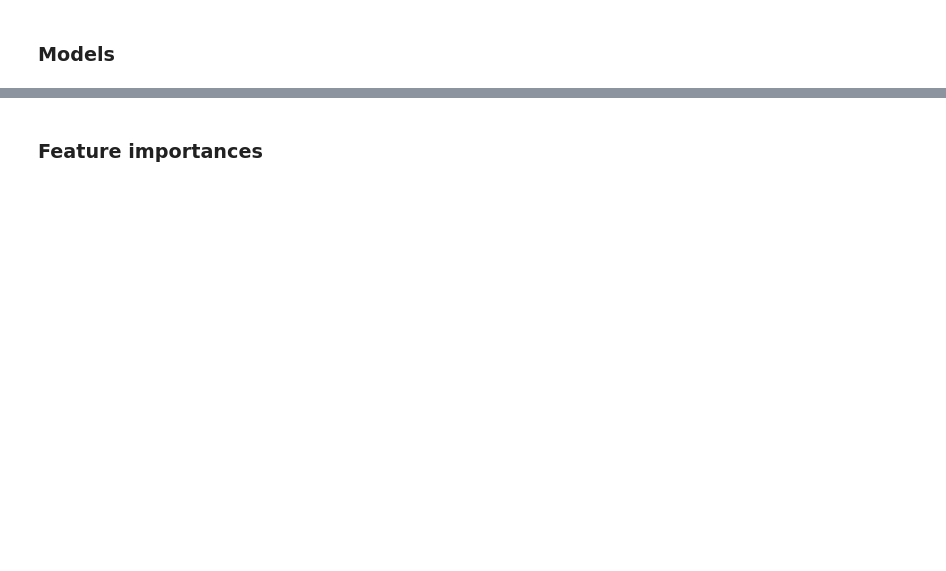
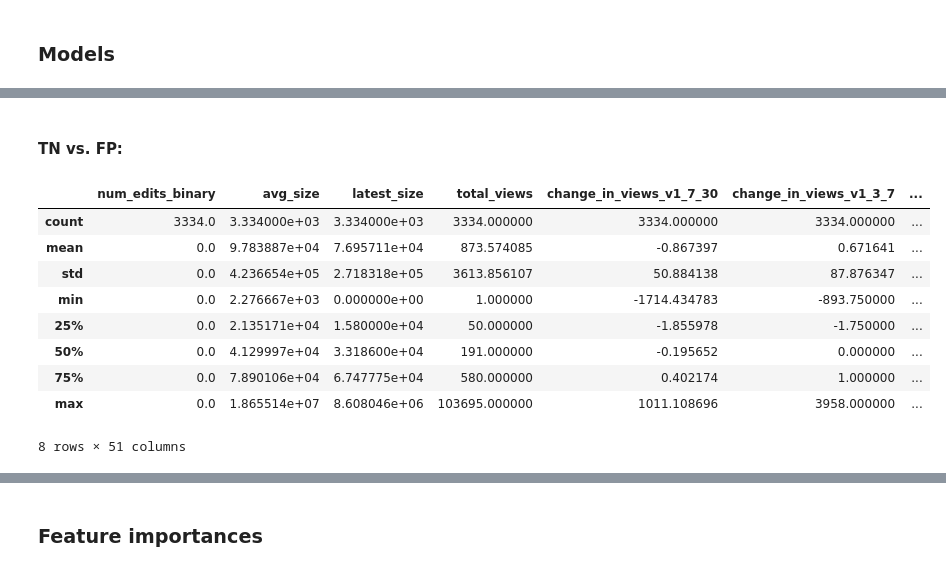
Before and after one commit to FajneFarita/Looking-for-a-Needle-in-a-Haystack-Predicting-Wikipedia-Edits, a Jupyter notebook: data/final/fall-2017-info-251-final-project-analysis-nnu.ipynb, the cells around one changed output, grey strips where cells are left out. Cells and saved outputs as stored; diff of their text form; code cells hidden in the pictures; blank space fills up the shorter version.

```diff
--- a/data/final/fall-2017-info-251-final-project-analysis-nnu.ipynb
+++ b/data/final/fall-2017-info-251-final-project-analysis-nnu.ipynb
@@ -1000,0 +1120,11 @@ plt.show()
+# %%
+d_test = {'logit': logit.predict(test_x) == test_y,
+          'tree': tree.predict(test_x) == test_y,
+          'lasso': lasso.predict(test_x) == test_y,
+          'knn': knn.predict(test_x) == test_y,
+          'forest': forest.predict(test_x) == test_y,
+          'tron': tron.predict(test_x) == test_y,
+          'boost': boost.predict(test_x) == test_y}
+
+df_test = pd.DataFrame(data=d_test)
+df_test.head()
@@ -1000,0 +1142,46 @@ plt.show()
+# %%
+type(df_test)
+
+df_test[2:9]
+
+misclassified = df_test.loc[(df_test['boost'] == False) &
+            (df_test['forest'] == False) &
+            (df_test['knn'] == False) &
+            (df_test['lasso'] == False) &
+            (df_test['logit'] == False) &
+            (df_test['tree'] == False) &
+            (df_test['tron'] == False)
+           ]
+
+classified_correctly = df_test.loc[(df_test['boost'] == True) &
+            (df_test['forest'] == True) &
+            (df_test['knn'] == True) &
+            (df_test['lasso'] == True) &
+            (df_test['logit'] == True) &
+            (df_test['tree'] == True) &
+            (df_test['tron'] == True)
+           ]
+
+df_false_true = df_b2_reset_index[['article_name','num_edits_binary']
+                    + new_feature_names].copy(deep=True)
+
+
+df_false = df_false_true.loc[misclassified.index.tolist(),:]
+
+df_true = df_false_true.loc[classified_correctly.index.tolist()]
+# %% [markdown]
+#### TN vs. FP:
+# %%
+t_grouped = df_true.groupby('num_edits_binary')
+t_grouped.get_group(0).describe()
+# %% [output]
+|  | num_edits_binary | avg_size | latest_size | total_views | change_in_views_v1_7_30 | change_in_views_v1_3_7 | ... |
+| count | 3334.0 | 3.334000e+03 | 3.334000e+03 | 3334.000000 | 3334.000000 | 3334.000000 | ... |
+| mean | 0.0 | 9.783887e+04 | 7.695711e+04 | 873.574085 | -0.867397 | 0.671641 | ... |
+| std | 0.0 | 4.236654e+05 | 2.718318e+05 | 3613.856107 | 50.884138 | 87.876347 | ... |
+| min | 0.0 | 2.276667e+03 | 0.000000e+00 | 1.000000 | -1714.434783 | -893.750000 | ... |
+| 25% | 0.0 | 2.135171e+04 | 1.580000e+04 | 50.000000 | -1.855978 | -1.750000 | ... |
+| 50% | 0.0 | 4.129997e+04 | 3.318600e+04 | 191.000000 | -0.195652 | 0.000000 | ... |
+| 75% | 0.0 | 7.890106e+04 | 6.747775e+04 | 580.000000 | 0.402174 | 1.000000 | ... |
+| max | 0.0 | 1.865514e+07 | 8.608046e+06 | 103695.000000 | 1011.108696 | 3958.000000 | ... |
+8 rows × 51 columns
```
Also changed, not shown: parts of 33 cells of this notebook.
